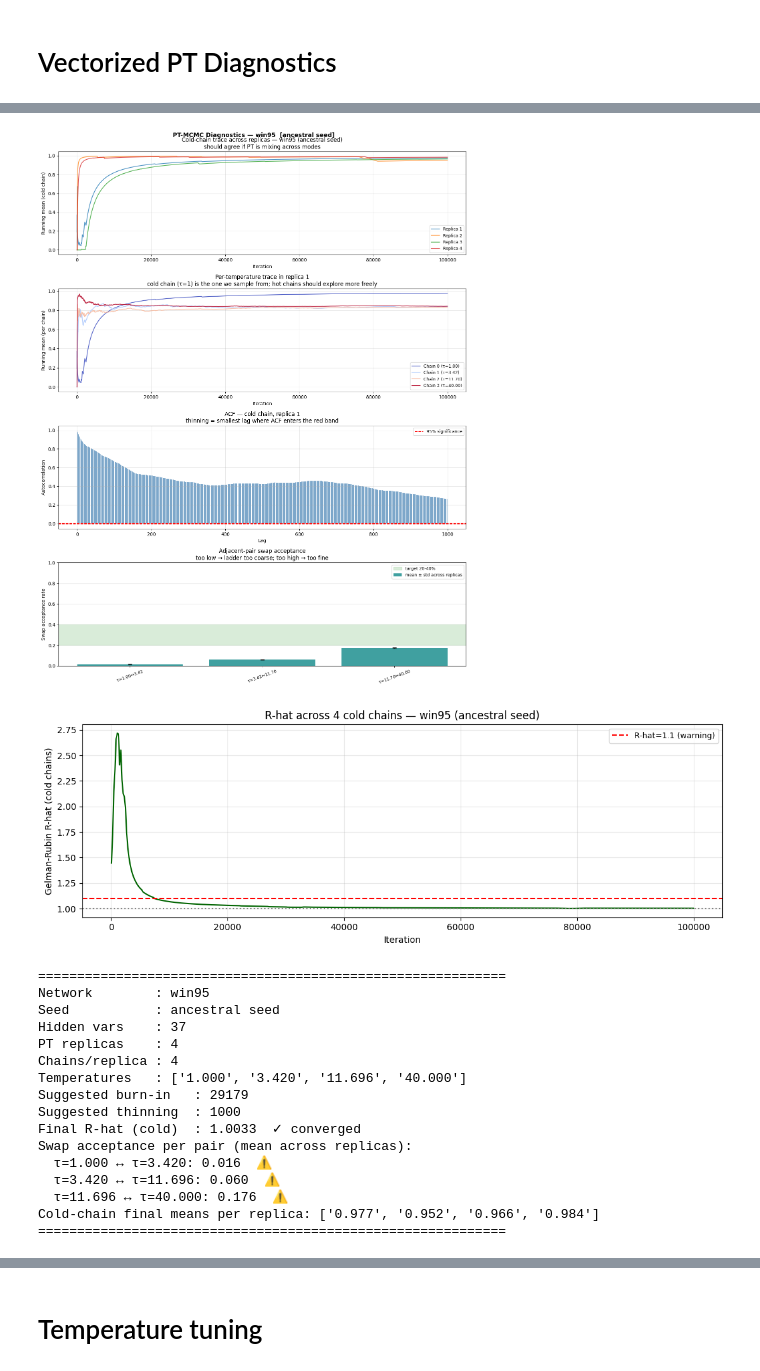
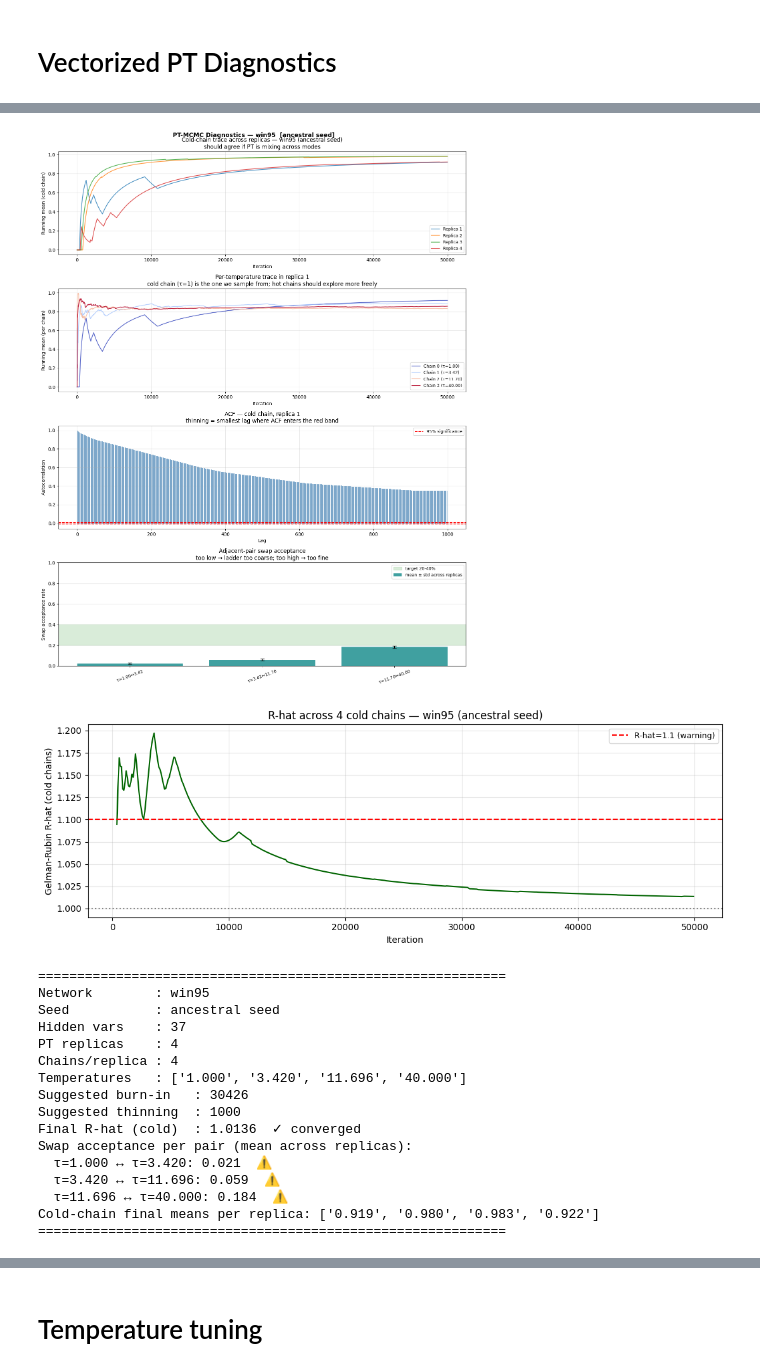
Before and after one commit to jpafcampos/explaining-BNs, a Jupyter notebook: src/mcmc_sanity_check.ipynb, the cells around one changed output, grey strips where cells are left out. Saved outputs shown, nothing was run; the diff lists cells and outputs as text; code cells hidden in the pictures.

```diff
--- a/src/mcmc_sanity_check.ipynb
+++ b/src/mcmc_sanity_check.ipynb
@@ -327,15 +327,15 @@ print(fucked_pt_sdp)
 # %% [output]
 0.0
 # %%
-fucked_patient = {'TTOK': 'No', 'NtSpd': 'OK', 'PgOrnttnOK': 'Incorrect', 'NetOK': 'Yes', 'TrTypFnts': 'No', 'PrtPath': 'Correct', 'PrtPaper': 'No_Paper', 'Problem1': 'No_Output', 'AppData': 'Correct', 'PrtDataOut': 'Yes', 'PSERRMEM': 'Low_Memory', 'Problem4': 'Yes', 'FntInstlltn': 'Verified', 'NnTTOK': 'No', 'AppDtGnTm': 'Fast_Enough', 'DskLocal': 'Greater_than_2_Mb', 'PrtSel': 'Yes', 'Problem5': 'No', 'IncmpltPS': 'Yes', 'PrtIcon': 'Normal', 'GDIIN': 'Yes', 'PrtData': 'Yes', 'PrtPScript': 'Yes', 'HrglssDrtnAftrPrnt': 'Fast_Enough', 'AvlblVrtlMmry': 'Adequate____1Mb_', 'PrtPort': 'Yes', 'GrbldOtpt': 'No', 'GDIOUT': 'Yes', 'TnrSpply': 'Adequate', 'PrntrAccptsTrtyp': 'No', 'PrtOn': 'No', 'Problem6': 'No', 'PrtSpool': 'Disabled', 'TstpsTxt': 'x_1_Mb_Available_VM', 'PrtTimeOut': 'Long_Enough', 'PrntPrcssTm': 'Too_Long', 'PrtStatToner': 'Low__None', 'DrvSet': 'Correct'}
+interesting_patient = {'TTOK': 'No', 'NtSpd': 'OK', 'PgOrnttnOK': 'Incorrect', 'NetOK': 'Yes', 'TrTypFnts': 'No', 'PrtPath': 'Correct', 'PrtPaper': 'No_Paper', 'Problem1': 'No_Output', 'AppData': 'Correct', 'PrtDataOut': 'Yes', 'PSERRMEM': 'Low_Memory', 'Problem4': 'Yes', 'FntInstlltn': 'Verified', 'NnTTOK': 'No', 'AppDtGnTm': 'Fast_Enough', 'DskLocal': 'Greater_than_2_Mb', 'PrtSel': 'Yes', 'Problem5': 'No', 'IncmpltPS': 'Yes', 'PrtIcon': 'Normal', 'GDIIN': 'Yes', 'PrtData': 'Yes', 'PrtPScript': 'Yes', 'HrglssDrtnAftrPrnt': 'Fast_Enough', 'AvlblVrtlMmry': 'Adequate____1Mb_', 'PrtPort': 'Yes', 'GrbldOtpt': 'No', 'GDIOUT': 'Yes', 'TnrSpply': 'Adequate', 'PrntrAccptsTrtyp': 'No', 'PrtOn': 'No', 'Problem6': 'No', 'PrtSpool': 'Disabled', 'TstpsTxt': 'x_1_Mb_Available_VM', 'PrtTimeOut': 'Long_Enough', 'PrntPrcssTm': 'Too_Long', 'PrtStatToner': 'Low__None', 'DrvSet': 'Correct'}
 # %%
 target = select_optimal_target_node(win95pts_model)
 target_states = win95pts_model.get_cpds(target).state_names[target]
 target_value  = target_states[1]
 # %%
 hidden_vars = [n for n in win95pts_model.nodes()
-               if n not in fucked_patient and n != target]
-partitions  = get_partitions(win95pts_model, hidden_vars, target, fucked_patient)
+               if n not in interesting_patient and n != target]
+partitions  = get_partitions(win95pts_model, hidden_vars, target, interesting_patient)
 
 print(f"Hidden vars ({len(hidden_vars)}): {hidden_vars}")
 print(f"Partitions: {len(partitions)}")
@@ -343,7 +343,7 @@ for i, p in enumerate(partitions):
     print(f"  partition[{i}]: size={len(p)}, vars={p}")
 
 exact_sdp = fast_broadcast_sdp(
-    win95pts_model, target, target_value, fucked_patient, 0.5, partitions
+    win95pts_model, target, target_value, interesting_patient, 0.5, partitions
 )
 print(f"\nExact SDP: {exact_sdp:.6f}")
 # %% [output]
@@ -1076,25 +1015,0 @@ OutEdgeView([('Age', 'GoodStudent'), ('Age', 'SocioEcon'), ('Age', 'RiskAversion
-# %%
-patient = {
-    'MedCost': 'HundredThou', 'HomeBase': 'Rural', 'RuggedAuto': 'Football',
-    'ILiCost': 'Million', 'SocioEcon': 'Wealthy', 'SeniorTrain': 'True',
-    'PropCost': 'HundredThou', 'Accident': 'Severe', 'OtherCar': 'False',
-    'ThisCarCost': 'HundredThou', 'MakeModel': 'Luxury', 'Theft': 'True',
-    'Antilock': 'False'
-}
-target        = select_optimal_target_node(insurance_model)
-target_states = insurance_model.get_cpds(target).state_names[target]
-target_value  = target_states[1]
-
-hidden_vars = [n for n in insurance_model.nodes()
-               if n not in patient and n != target]
-partitions  = get_partitions(insurance_model, hidden_vars, target, patient)
-
-print(f"Hidden vars ({len(hidden_vars)}): {hidden_vars}")
-print(f"Partitions: {len(partitions)}")
-for i, p in enumerate(partitions):
-    print(f"  partition[{i}]: size={len(p)}, vars={p}")
-
-exact_sdp = fast_broadcast_sdp(
-    insurance_model, target, target_value, patient, 0.5, partitions
-)
-print(f"\nExact SDP: {exact_sdp:.6f}")
@@ -1575,6 +1435,6 @@ def run_vector_pt_mcmc_diagnostics(bn, target, target_value, patient, threshold,
         'temps':        temps,
     }
 # %%
-run_vector_pt_mcmc_diagnostics(win95pts_model, target, target_value, fucked_patient, 0.5, n_iterations=100_000)
+diag_interesting_pt = run_vector_pt_mcmc_diagnostics(win95pts_model, target, target_value, interesting_patient, 0.5, n_iterations=50_000)
 # %% [output]
   PT replica 1/4 (n_chains=4, max_temp=40.0)...
@@ -1600,5 +1460,5 @@ run_vector_pt_mcmc_diagnostics(win95pts_model, target, target_value, fucked_pati
-[figure, old version]
+[figure, new version]
-[figure, old version]
+[figure, new version]
 ============================================================
 Network        : win95
 Seed           : ancestral seed
@@ -1606,12 +1466,12 @@ Hidden vars    : 37
 PT replicas    : 4
 Chains/replica : 4
 Temperatures   : ['1.000', '3.420', '11.696', '40.000']
-Suggested burn-in   : 29179
+Suggested burn-in   : 30426
 Suggested thinning  : 1000
-Final R-hat (cold)  : 1.0033  ✓ converged
+Final R-hat (cold)  : 1.0136  ✓ converged
 Swap acceptance per pair (mean across replicas):
-  τ=1.000 ↔ τ=3.420: 0.016  ⚠
-  τ=3.420 ↔ τ=11.696: 0.060  ⚠
-  τ=11.696 ↔ τ=40.000: 0.176  ⚠
-Cold-chain final means per replica: ['0.977', '0.952', '0.966', '0.984']
+  τ=1.000 ↔ τ=3.420: 0.021  ⚠
+  τ=3.420 ↔ τ=11.696: 0.059  ⚠
+  τ=11.696 ↔ τ=40.000: 0.184  ⚠
+Cold-chain final means per replica: ['0.919', '0.980', '0.983', '0.922']
 ============================================================
```
Also changed, not shown: parts of 22 cells of this notebook, 25 other files.
